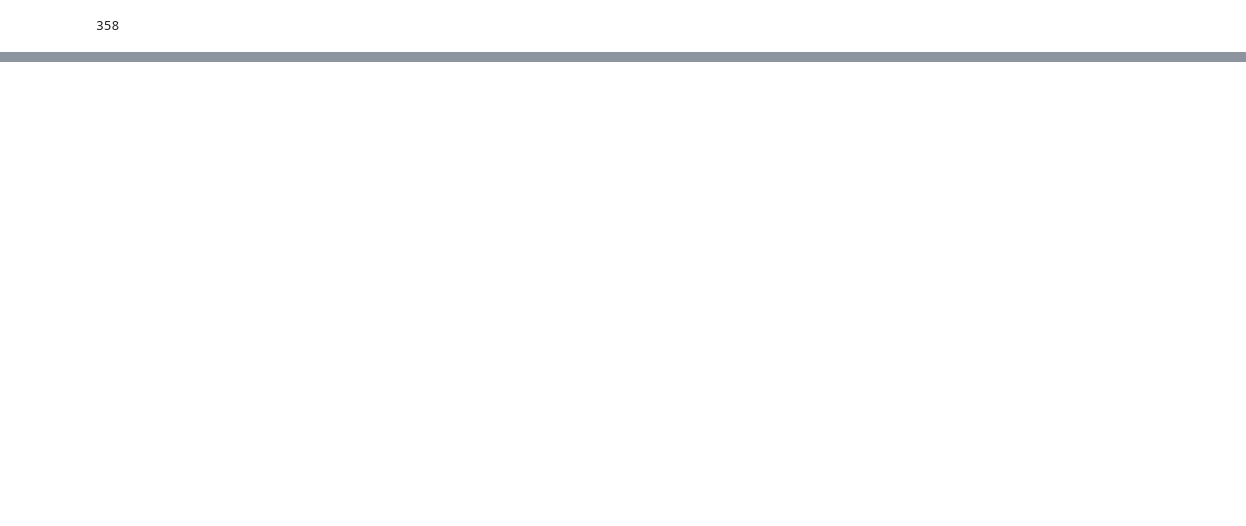
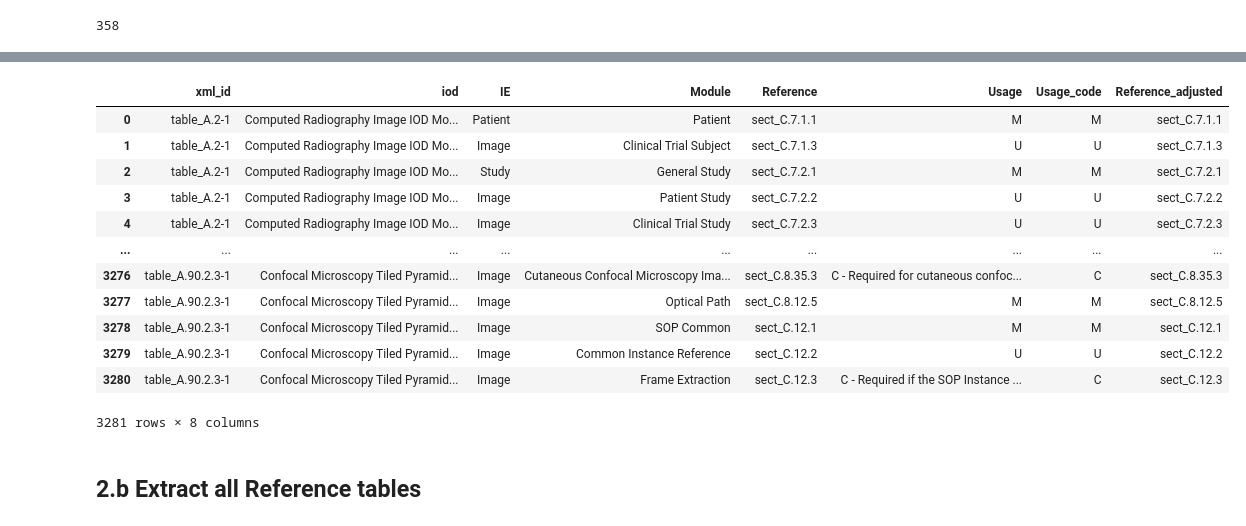
Before and after one commit to paulnagy/DICOM2OMOP, a Jupyter notebook: DICOM_P3_harvest_xml.ipynb, the cells around one changed output, grey strips where cells are left out. Drawn from its saved outputs; the diff is of its cells as text; code cells hidden in the pictures; blank space fills up the shorter version.

```diff
--- a/DICOM_P3_harvest_xml.ipynb
+++ b/DICOM_P3_harvest_xml.ipynb
@@ -154,8 +251,8 @@ first_table_headers = None
 table_data = []  # A list to store the DataFrame for each table
 
 for index, row in df_iod_tables.iterrows():
-    xml_id = row['XML ID']
-    caption = row['Caption']
+    xml_id = row['xml_id']
+    caption = row['iod']
 
     # Find the table in 'soup' with the matching 'xml:id'
     table = soup.find('table', {'xml:id': xml_id})
@@ -199,4 +296,7 @@ for index, row in df_iod_tables.iterrows():
                     cell_values[reference_index] = reference
             table_data.append([xml_id, caption] + cell_values)
 
-final_df = pd.DataFrame(table_data, columns=['XML ID', 'Caption'] + first_table_headers)
+final_df = pd.DataFrame(table_data, columns=['xml_id', 'iod'] + first_table_headers)
+# %%
+final_df['Usage_code'] = final_df['Usage'].str[0]
+final_df
@@ -238,0 +365,20 @@ soup = BeautifulSoup(xml_content, 'xml')
+# %%
+final_df_expanded = pd.merge(final_df, mapping_data, on = 'Reference', how = 'left')
+final_df_expanded['Reference_adjusted'] = final_df_expanded['Reference_adjusted'].fillna(final_df_expanded['Reference'])
+final_df_expanded
+# %% [output]
+|  | xml_id | iod | IE | Module | Reference | Usage | Usage_code | Reference_adjusted |
+| 0 | table_A.2-1 | Computed Radiography Image IOD Mo... | Patient | Patient | sect_C.7.1.1 | M | M | sect_C.7.1.1 |
+| 1 | table_A.2-1 | Computed Radiography Image IOD Mo... | Image | Clinical Trial Subject | sect_C.7.1.3 | U | U | sect_C.7.1.3 |
+| 2 | table_A.2-1 | Computed Radiography Image IOD Mo... | Study | General Study | sect_C.7.2.1 | M | M | sect_C.7.2.1 |
+| 3 | table_A.2-1 | Computed Radiography Image IOD Mo... | Image | Patient Study | sect_C.7.2.2 | U | U | sect_C.7.2.2 |
+| 4 | table_A.2-1 | Computed Radiography Image IOD Mo... | Image | Clinical Trial Study | sect_C.7.2.3 | U | U | sect_C.7.2.3 |
+| ... | ... | ... | ... | ... | ... | ... | ... | ... |
+| 3276 | table_A.90.2.3-1 | Confocal Microscopy Tiled Pyramid... | Image | Cutaneous Confocal Microscopy Ima... | sect_C.8.35.3 | C - Required for cutaneous confoc... | C | sect_C.8.35.3 |
+| 3277 | table_A.90.2.3-1 | Confocal Microscopy Tiled Pyramid... | Image | Optical Path | sect_C.8.12.5 | M | M | sect_C.8.12.5 |
+| 3278 | table_A.90.2.3-1 | Confocal Microscopy Tiled Pyramid... | Image | SOP Common | sect_C.12.1 | M | M | sect_C.12.1 |
+| 3279 | table_A.90.2.3-1 | Confocal Microscopy Tiled Pyramid... | Image | Common Instance Reference | sect_C.12.2 | U | U | sect_C.12.2 |
+| 3280 | table_A.90.2.3-1 | Confocal Microscopy Tiled Pyramid... | Image | Frame Extraction | sect_C.12.3 | C - Required if the SOP Instance ... | C | sect_C.12.3 |
+3281 rows × 8 columns
+# %% [markdown]
+## 2.b Extract all Reference tables
```
Also changed, not shown: parts of 32 cells of this notebook, 1 other file.
